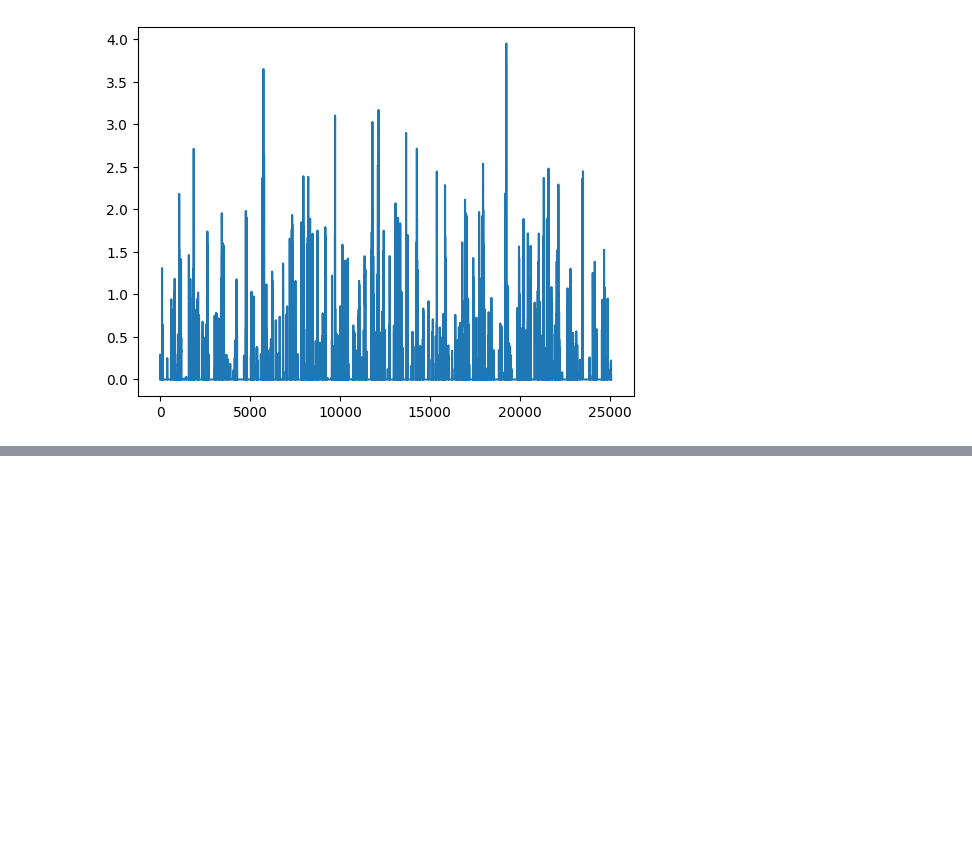
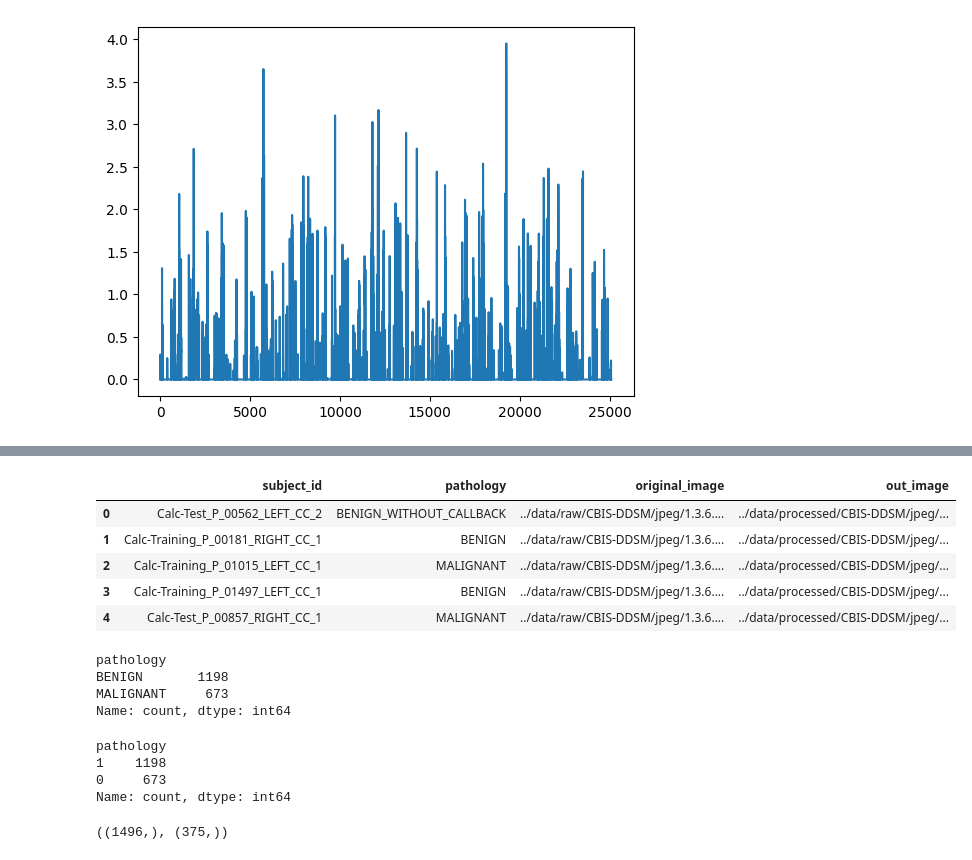
Before and after one commit to edoardotavassi/CBIS_DDSM_BreastCancer, a Jupyter notebook: notebooks/vgg16_test.ipynb, the cells around one changed output, grey strips where cells are left out. Saved outputs shown, nothing was run; the diff lists cells and outputs as text; code cells hidden in the pictures; blank space fills up the shorter version.

Commit message:
modeltest

```diff
--- a/notebooks/vgg16_test.ipynb
+++ b/notebooks/vgg16_test.ipynb
@@ -245,0 +246,41 @@ tensor([[0.5173, 0.5552]], grad_fn=<SigmoidBackward0>)
+# %%
+import pandas as pd
+calc_data_df = pd.read_csv('../data/processed/CBIS-DDSM/calc_dicom_preprocessing.csv')
+calc_data_df.head()
+# %% [output]
+|  | subject_id | pathology | original_image | out_image |
+| 0 | Calc-Test_P_00562_LEFT_CC_2 | BENIGN_WITHOUT_CALLBACK | ../data/raw/CBIS-DDSM/jpeg/1.3.6.... | ../data/processed/CBIS-DDSM/jpeg/... |
+| 1 | Calc-Training_P_00181_RIGHT_CC_1 | BENIGN | ../data/raw/CBIS-DDSM/jpeg/1.3.6.... | ../data/processed/CBIS-DDSM/jpeg/... |
+| 2 | Calc-Training_P_01015_LEFT_CC_1 | MALIGNANT | ../data/raw/CBIS-DDSM/jpeg/1.3.6.... | ../data/processed/CBIS-DDSM/jpeg/... |
+| 3 | Calc-Training_P_01497_LEFT_CC_1 | BENIGN | ../data/raw/CBIS-DDSM/jpeg/1.3.6.... | ../data/processed/CBIS-DDSM/jpeg/... |
+| 4 | Calc-Test_P_00857_RIGHT_CC_1 | MALIGNANT | ../data/raw/CBIS-DDSM/jpeg/1.3.6.... | ../data/processed/CBIS-DDSM/jpeg/... |
+# %%
+#change BENIGN_WITHOUT_CALLBACK	with BENIGN
+calc_data_df['pathology'] = calc_data_df['pathology'].replace('BENIGN_WITHOUT_CALLBACK', 'BENIGN')
+calc_data_df['pathology'].value_counts()
+# %% [output]
+pathology
+BENIGN       1198
+MALIGNANT     673
+Name: count, dtype: int64
+# %%
+#change MALIGNANT to 0 and BENIGN to 1
+calc_data_df['pathology'] = calc_data_df['pathology'].replace('MALIGNANT', 0)
+calc_data_df['pathology'] = calc_data_df['pathology'].replace('BENIGN', 1)
+
+calc_data_df['pathology'].value_counts()
+# %% [output]
+pathology
+1    1198
+0     673
+Name: count, dtype: int64
+# %%
+X = calc_data_df['out_image']
+y = calc_data_df['pathology']
+
+from sklearn.model_selection import train_test_split
+X_train, X_test, y_train, y_test = train_test_split(X, y, test_size=0.2, random_state=42, stratify=y)
+
+X_train.shape, X_test.shape
+# %% [output]
+((1496,), (375,))
```
Also changed, not shown: parts of 6 cells of this notebook.
